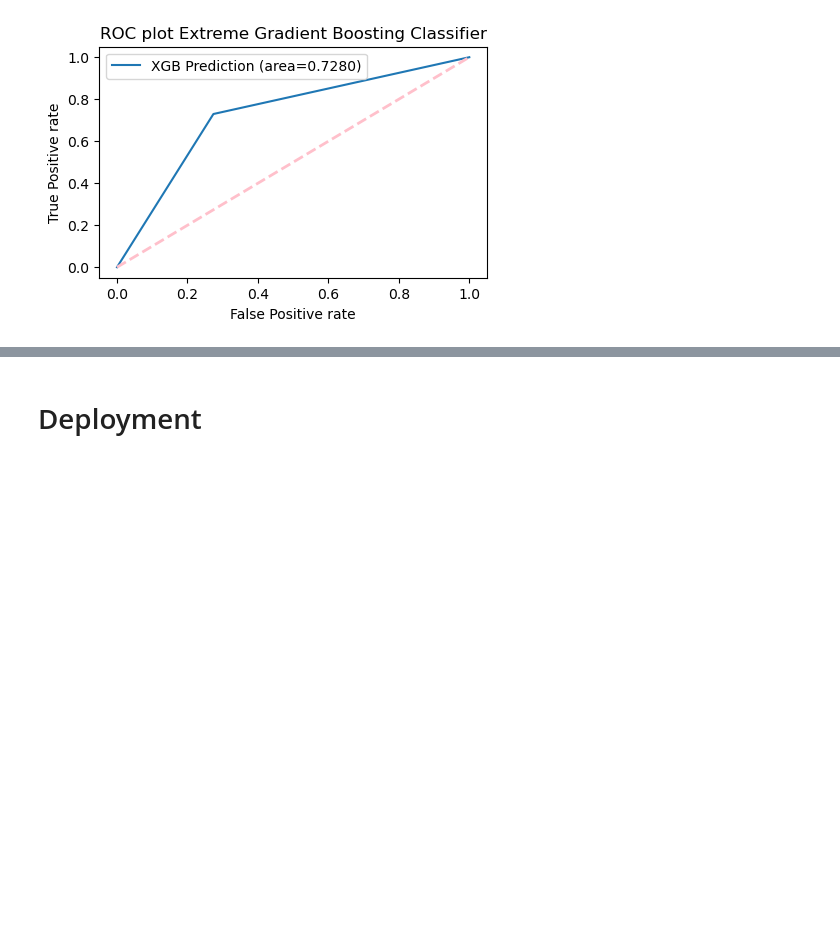
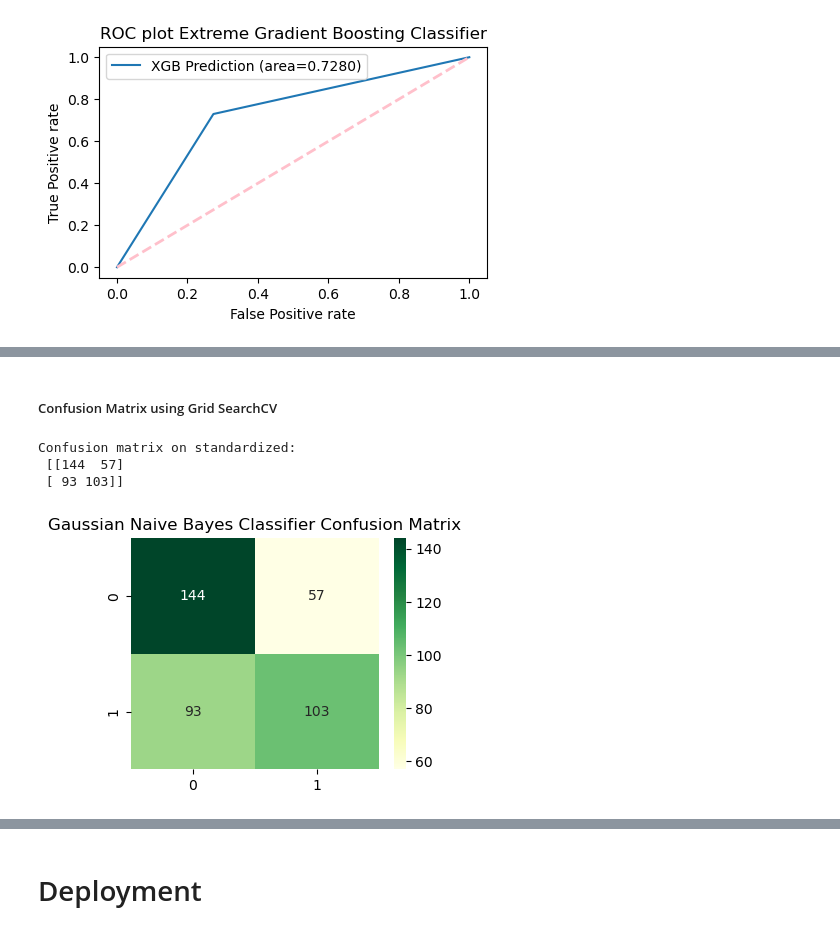
Before and after one commit to Bernardbyy/SpotifyMusicClassifier, a Jupyter notebook: SpotifyPreprocessing.ipynb, the cells around one changed output, grey strips where cells are left out. Saved outputs shown, nothing was run; the diff lists cells and outputs as text; code cells hidden in the pictures; blank space fills up the shorter version.

```diff
--- a/SpotifyPreprocessing.ipynb
+++ b/SpotifyPreprocessing.ipynb
@@ -1177,0 +981,33 @@ plt.show()
+# %%
+# Define a range of alpha values to explore
+alpha_values = [1e-9, 1e-8, 1e-7, 1e-6, 1e-5, 1e-4, 1e-3, 1e-2, 0.1, 1.0, 10.0]
+
+# Create a parameter grid to search over
+param_grid = {'var_smoothing': alpha_values}
+
+# Perform grid search with cross-validation
+grid_search = GridSearchCV(gnb, param_grid, cv=10, scoring='accuracy')
+grid_search.fit(train_standardized_x, train_standardized_y)
+
+# Get the best hyperparameters
+best_alpha = grid_search.best_params_['var_smoothing']
+print("Best var_smoothing value:", best_alpha)
+best_cv_accuracy = grid_search.best_score_
+print("Best Cross-Validation Accuracy:", best_cv_accuracy)
+
+# Train the final model with the best hyperparameters
+gnb_tuning = GaussianNB(var_smoothing=best_alpha)
+gnb_tuning.fit(train_standardized_x, train_standardized_y)
+
+#accuracy
+gnb_y_pred_train = gnb_tuning.predict(train_standardized_x)
+train_accuracy = accuracy_score(train_standardized_y, gnb_y_pred_train)
+
+gnb_y_pred_test = gnb_tuning.predict(test_standardized_x)
+test_accuracy = accuracy_score(test_standardized_y, gnb_y_pred_test)
+
+print("Training Accuracy: %.4f%%" % (train_accuracy * 100.0))
+print("Test Accuracy: %.4f%%" % (test_accuracy * 100.0))
+
+# Save the model to a file
+joblib.dump(gnb_tuning, 'gnb_model.pkl')
@@ -1177,0 +1035,16 @@ plt.show()
+# %% [markdown]
+##### Confusion Matrix using Grid SearchCV
+# %%
+gnb_cm_tuneCV = confusion_matrix(test_standardized_y, gnb_y_pred_test)
+print('Confusion matrix on standardized: \n',gnb_cm_tuneCV)
+
+#Heatmap
+plt.figure(figsize=(4,3))
+plt.title("Gaussian Naive Bayes Classifier Confusion Matrix")
+sns.heatmap(gnb_cm_tuneCV,annot=True,fmt='.5g',cmap="YlGn")
+plt.show()
+# %% [output]
+Confusion matrix on standardized:
+ [[144  57]
+ [ 93 103]]
+[figure, added]
```
Also changed, not shown: parts of 117 cells of this notebook, 10 other files.
